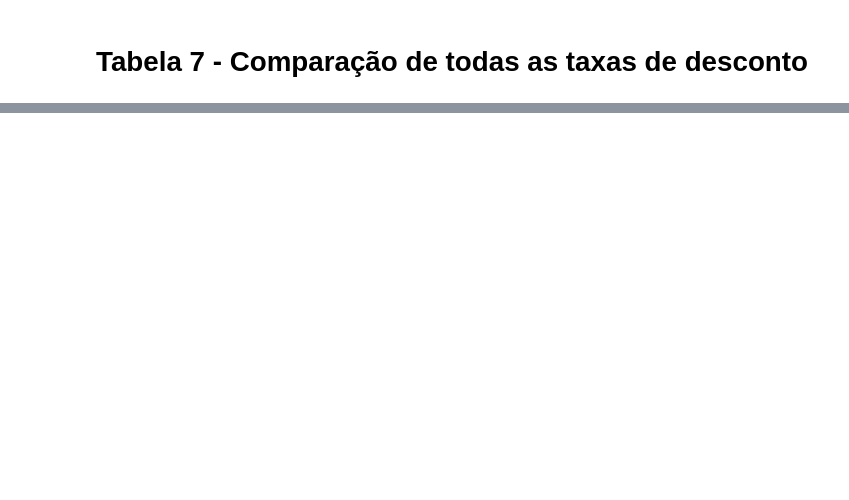
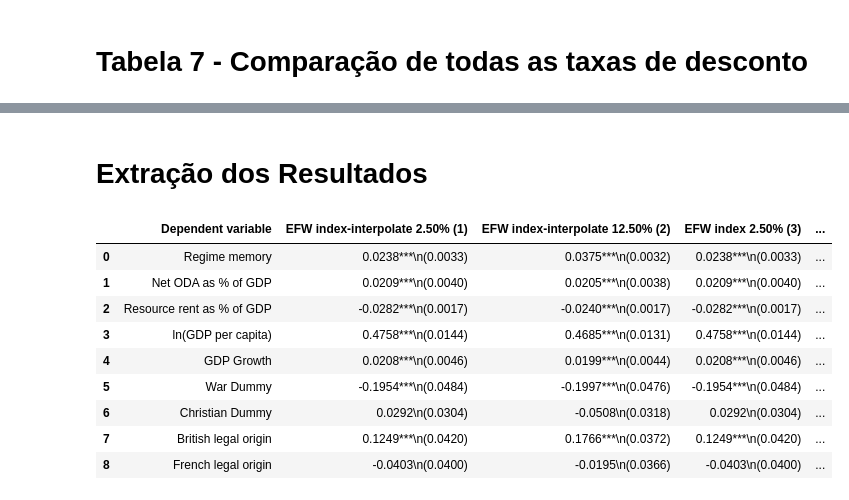
Before and after one commit to Schadenlord/article_replication, a Jupyter notebook: Parcial.ipynb, the cells around one changed output, grey strips where cells are left out. Drawn from its saved outputs; the diff is of its cells as text; code cells hidden in the pictures; blank space fills up the shorter version.

```diff
--- a/Parcial.ipynb
+++ b/Parcial.ipynb
@@ -1409,0 +1645,2 @@ C(year)[T.2015.0]     2.7285     0.5788     4.7144     0.0000      1.5935      3
+# %% [markdown]
+# Extração dos Resultados
@@ -1409,0 +1713,13 @@ C(year)[T.2015.0]     2.7285     0.5788     4.7144     0.0000      1.5935      3
+# %%
+tabela
+# %% [output]
+|  | Dependent variable | EFW index-interpolate 2.50% (1) | EFW index-interpolate 12.50% (2) | EFW index 2.50% (3) | ... |
+| 0 | Regime memory | 0.0238***\n(0.0033) | 0.0375***\n(0.0032) | 0.0238***\n(0.0033) | ... |
+| 1 | Net ODA as % of GDP | 0.0209***\n(0.0040) | 0.0205***\n(0.0038) | 0.0209***\n(0.0040) | ... |
+| 2 | Resource rent as % of GDP | -0.0282***\n(0.0017) | -0.0240***\n(0.0017) | -0.0282***\n(0.0017) | ... |
+| 3 | ln(GDP per capita) | 0.4758***\n(0.0144) | 0.4685***\n(0.0131) | 0.4758***\n(0.0144) | ... |
+| 4 | GDP Growth | 0.0208***\n(0.0046) | 0.0199***\n(0.0044) | 0.0208***\n(0.0046) | ... |
+| 5 | War Dummy | -0.1954***\n(0.0484) | -0.1997***\n(0.0476) | -0.1954***\n(0.0484) | ... |
+| 6 | Christian Dummy | 0.0292\n(0.0304) | -0.0508\n(0.0318) | 0.0292\n(0.0304) | ... |
+| 7 | British legal origin | 0.1249***\n(0.0420) | 0.1766***\n(0.0372) | 0.1249***\n(0.0420) | ... |
+| 8 | French legal origin | -0.0403\n(0.0400) | -0.0195\n(0.0366) | -0.0403\n(0.0400) | ... |
```
Also changed, not shown: parts of 32 cells of this notebook, 56 other files.
